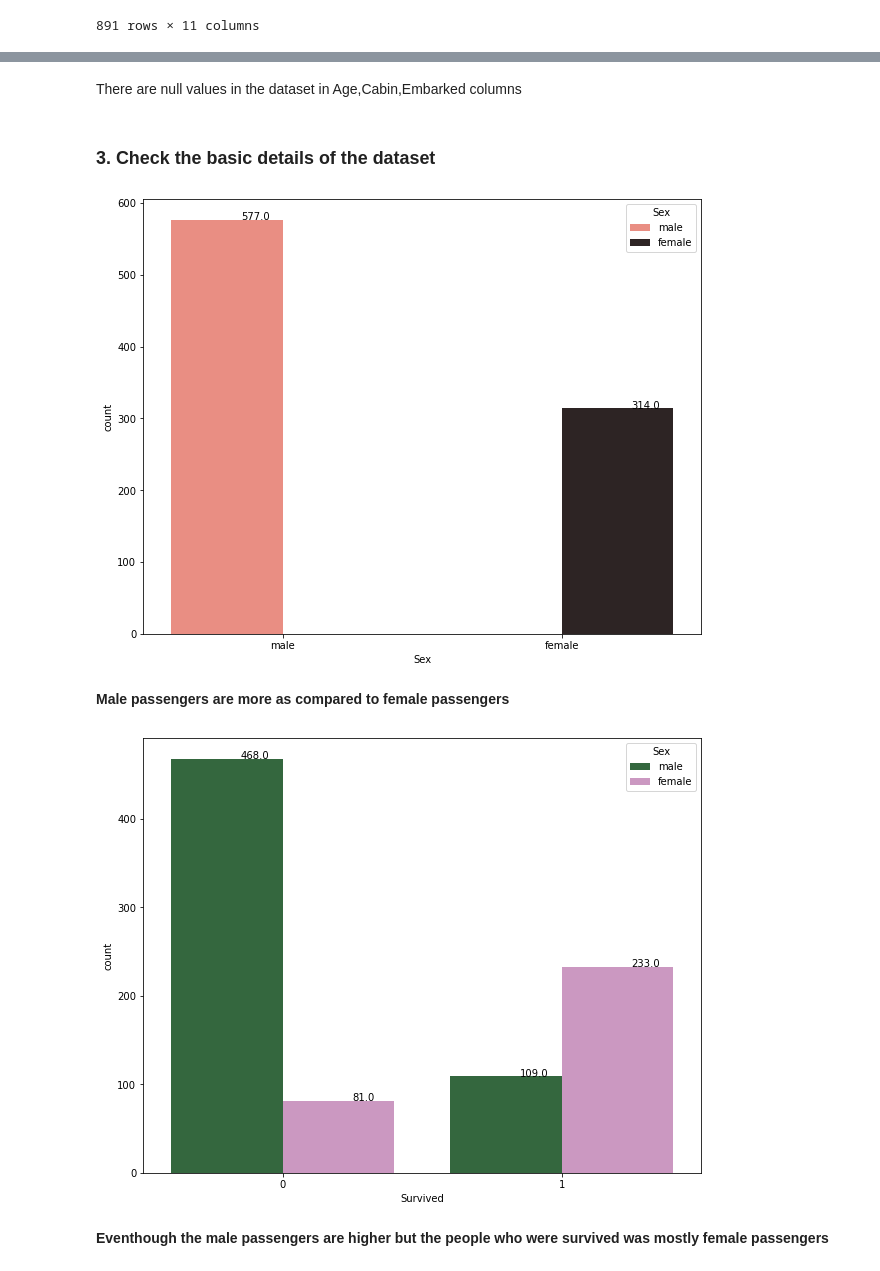
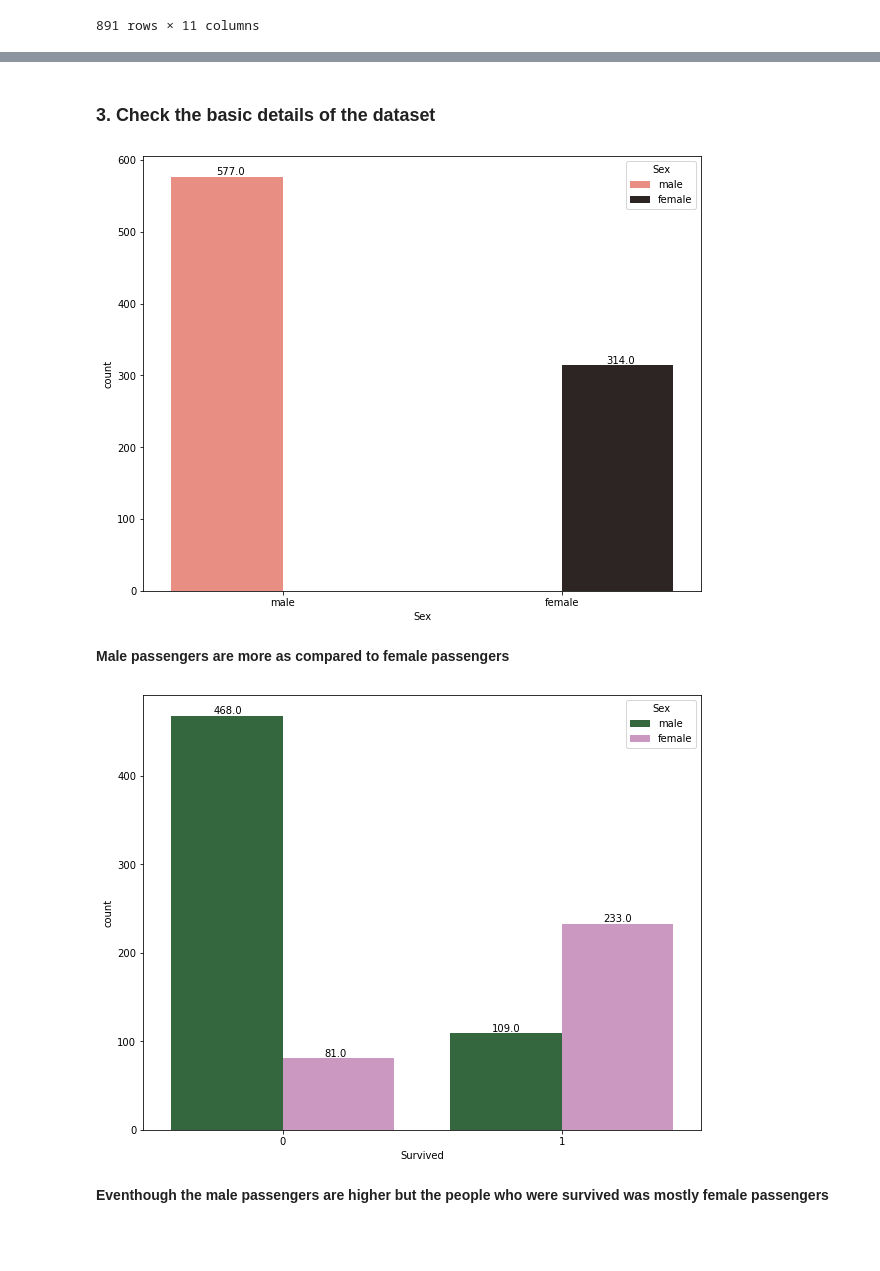
Before and after one commit to arjunksreedhar/assignment, a Jupyter notebook: Case Study 5 on Preprocessing.ipynb, the cells around one changed output, grey strips where cells are left out. Saved outputs shown, nothing was run; the diff lists cells and outputs as text; code cells hidden in the pictures; blank space fills up the shorter version.

```diff
--- a/Case Study 5 on Preprocessing.ipynb
+++ b/Case Study 5 on Preprocessing.ipynb
@@ -66,23 +49,21 @@ dtype: int64
-# %% [markdown]
-There are null values in the dataset in Age,Cabin,Embarked columns
 # %% [markdown]
 ### 3. Check the basic details of the dataset
 # %%
 plt.figure(figsize=(10,8))
 ax=sns.countplot(x='Sex',hue="Sex",data=data,palette='dark:salmon_r')
 for p in ax.patches:
-   ax.annotate('{:.1f}'.format(p.get_height()), (p.get_x()+0.25, p.get_height()+0.01))
+   ax.annotate('{:.1f}'.format(p.get_height()), (p.get_x()+0.16, p.get_height()+2.20))
 # %% [output]
-[figure, old version]
+[figure, new version]
 # %% [markdown]
 **Male passengers are more as compared to female passengers**
 # %%
 plt.figure(figsize=(10,8))
 ax=sns.countplot(x='Survived',hue='Sex',data=data,palette='cubehelix')
 for p in ax.patches:
-   ax.annotate('{:.1f}'.format(p.get_height()), (p.get_x()+0.25, p.get_height()+0.01))
+   ax.annotate('{:.1f}'.format(p.get_height()), (p.get_x()+0.15, p.get_height()+2.00))
 # %% [output]
-[figure, old version]
+[figure, new version]
 # %% [markdown]
 **Eventhough the male passengers are higher but the people who were survived was mostly female passengers**
 # %%
```
Also changed, not shown: parts of 47 cells of this notebook.
